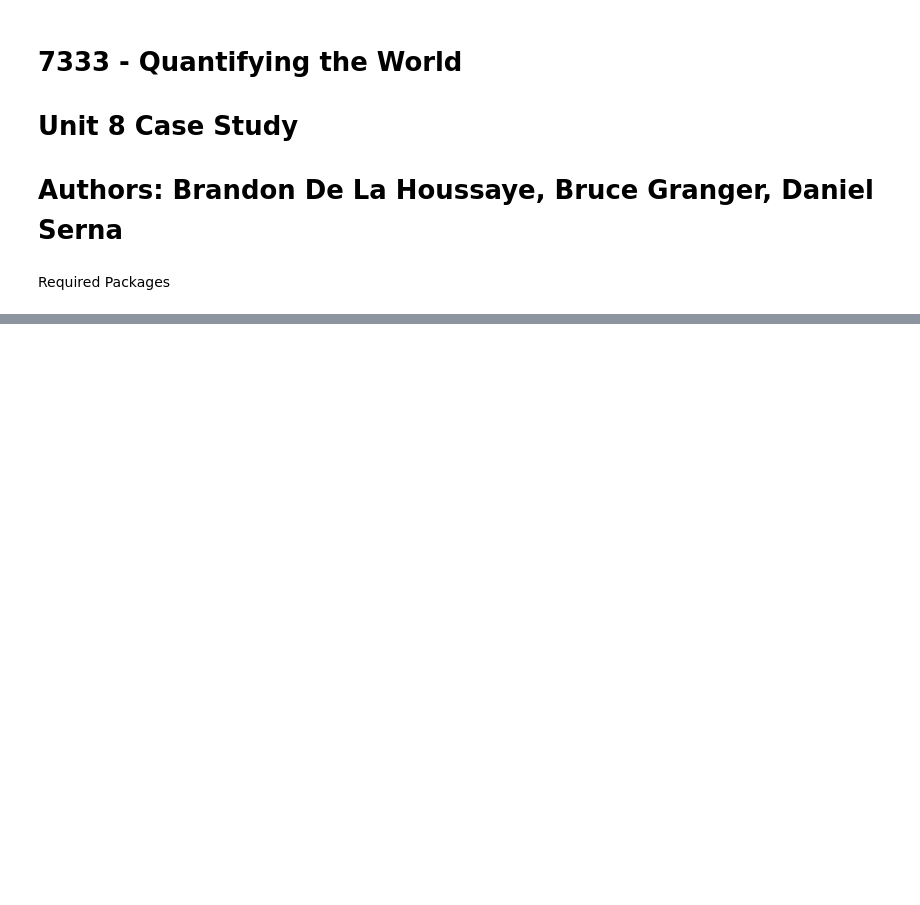
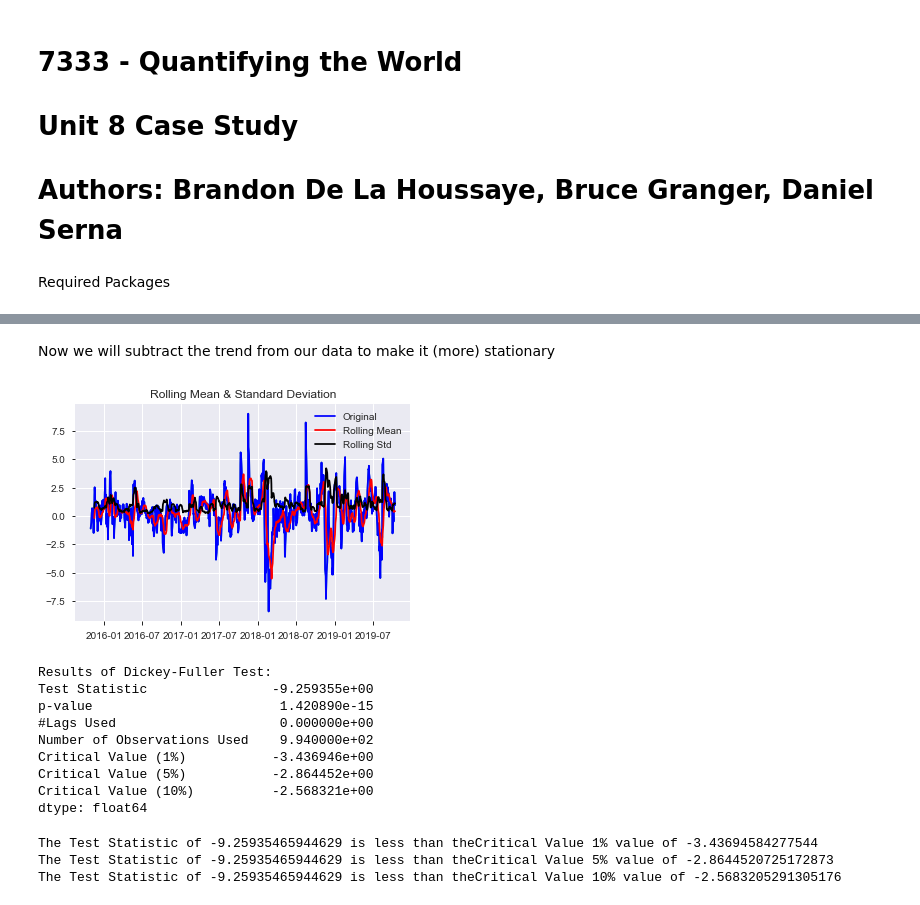
Before and after one commit to bdelahoussaye/Quantifying_case8, a Jupyter notebook: 7333_Unit8_CaseStudy_Granger.ipynb, the cells around one changed output, grey strips where cells are left out. Saved outputs shown, nothing was run; the diff lists cells and outputs as text; code cells hidden in the pictures; blank space fills up the shorter version.

```diff
--- a/7333_Unit8_CaseStudy_Granger.ipynb
+++ b/7333_Unit8_CaseStudy_Granger.ipynb
@@ -50,0 +124,25 @@ profile
+# %% [markdown]
+Now we will subtract the trend from our data to make it (more) stationary
+# %%
+moving_avg = wmt_stock.rolling(12).mean()
+no_trend = wmt_stock - moving_avg
+plt.plot(no_trend)
+plt.title("WMT Stock Data with Rolling Mean Removed")
+test_stationarity(no_trend.dropna())
+# %% [output]
+[figure, added]
+Results of Dickey-Fuller Test:
+Test Statistic                -9.259355e+00
+p-value                        1.420890e-15
+#Lags Used                     0.000000e+00
+Number of Observations Used    9.940000e+02
+Critical Value (1%)           -3.436946e+00
+Critical Value (5%)           -2.864452e+00
+Critical Value (10%)          -2.568321e+00
+dtype: float64
+# %%
+test_stat_vs_crit_val()
+# %% [output]
+The Test Statistic of -9.25935465944629 is less than theCritical Value 1% value of -3.43694584277544
+The Test Statistic of -9.25935465944629 is less than theCritical Value 5% value of -2.8644520725172873
+The Test Statistic of -9.25935465944629 is less than theCritical Value 10% value of -2.5683205291305176
```
Also changed, not shown: parts of 36 cells of this notebook, 1 other file.
